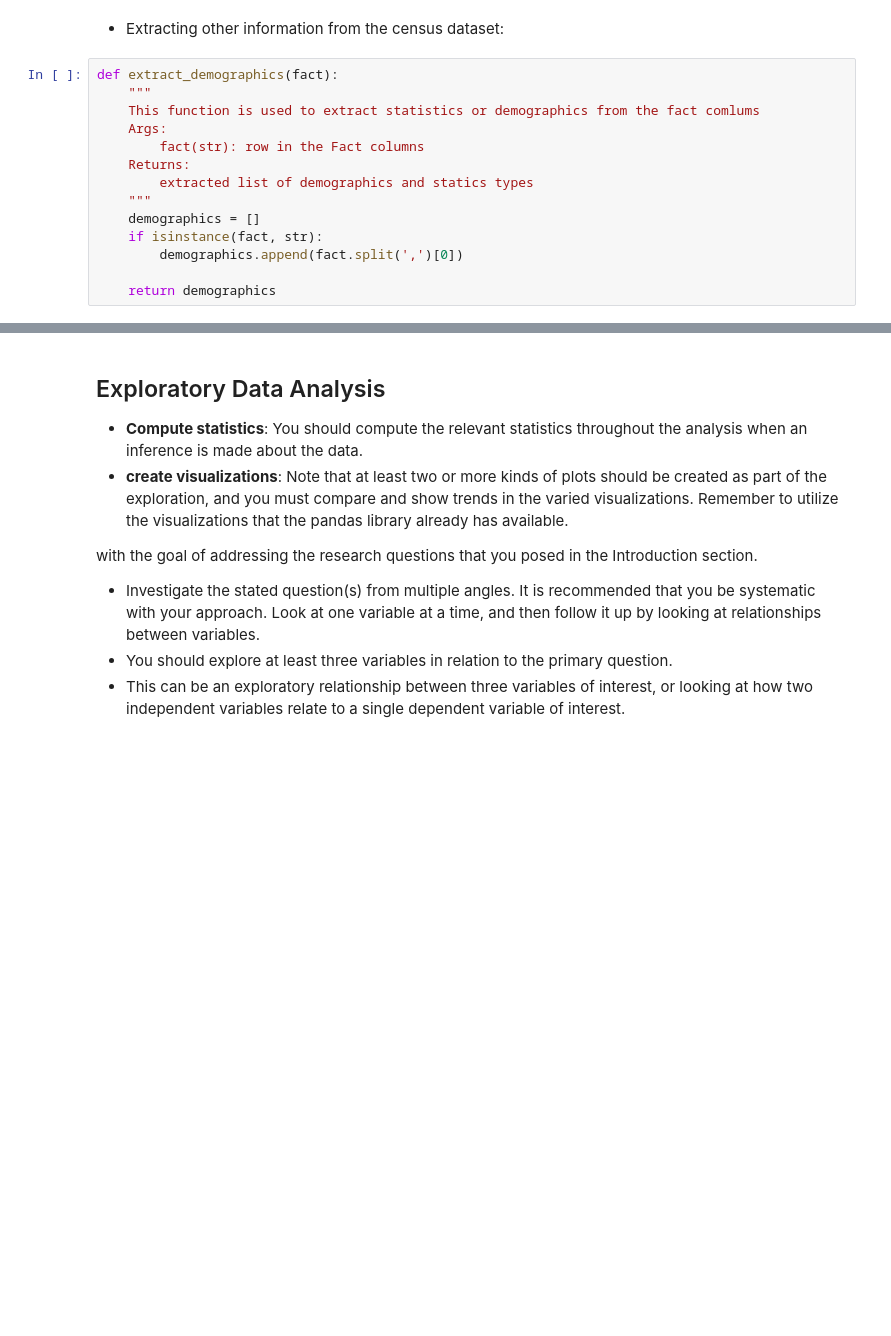
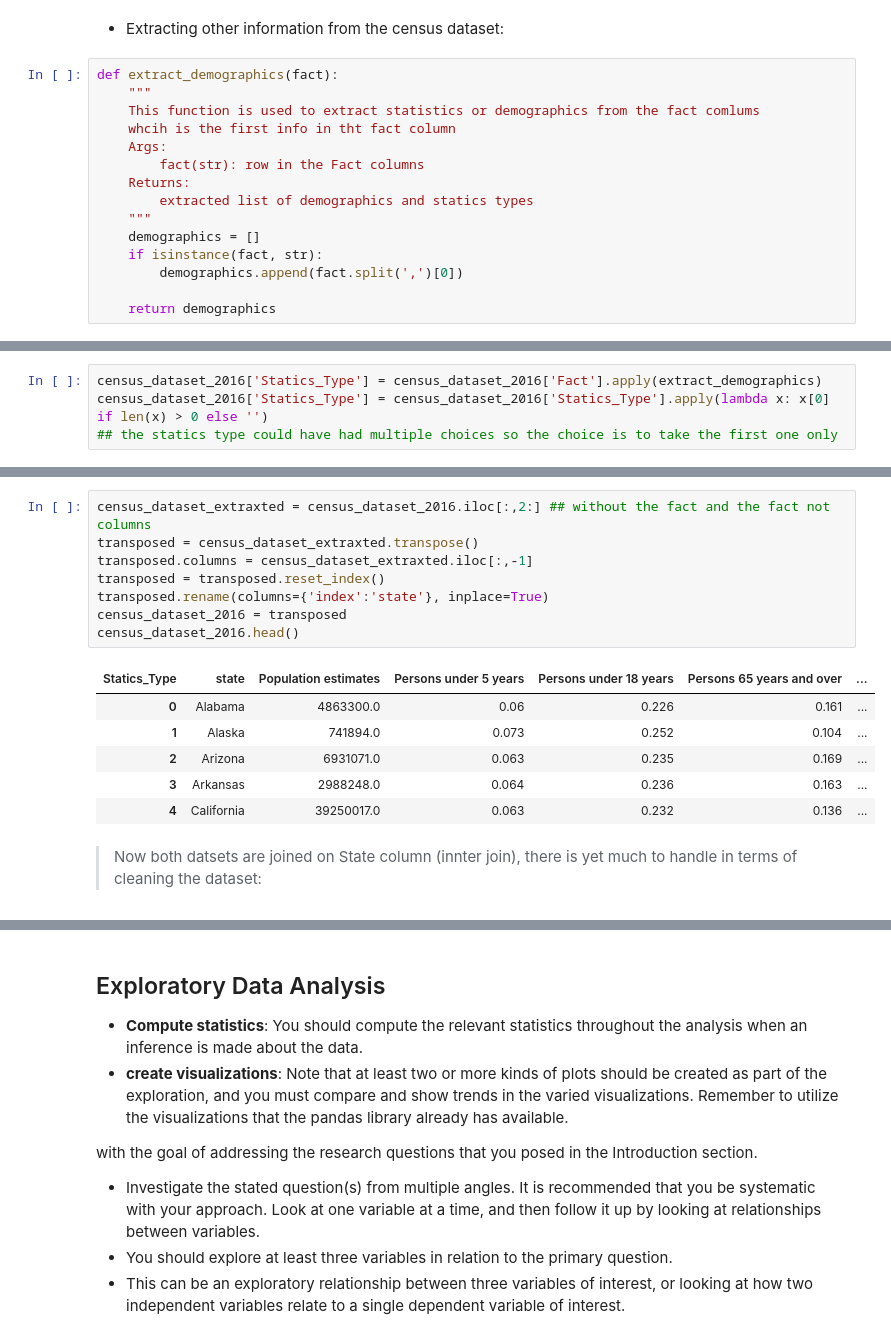
Before and after one commit to sondosaabed/NICS-firearm-background-checks-investigation, a Jupyter notebook: Investigatimg_Ncis_and_Census_data.ipynb, the cells around one changed output, grey strips where cells are left out. Saved outputs shown, nothing was run; the diff lists cells and outputs as text; blank space fills up the shorter version.

```diff
--- a/Investigatimg_Ncis_and_Census_data.ipynb
+++ b/Investigatimg_Ncis_and_Census_data.ipynb
@@ -819,6 +880,7 @@ census_dataset_handle_date['year'], census_dataset_handle_date['month'] = zip(*c
 def extract_demographics(fact):
     """
     This function is used to extract statistics or demographics from the fact comlums
+    whcih is the first info in tht fact column
     Args:
         fact(str): row in the Fact columns
     Returns:
@@ -853,0 +894,4 @@ census_dataset_handle_date.head().T
+# %%
+census_dataset_2016['Statics_Type'] = census_dataset_2016['Fact'].apply(extract_demographics)
+census_dataset_2016['Statics_Type'] = census_dataset_2016['Statics_Type'].apply(lambda x: x[0] if len(x) > 0 else '')
+## the statics type could have had multiple choices so the choice is to take the first one only
@@ -853,0 +909,17 @@ census_dataset_handle_date.head().T
+# %%
+census_dataset_extraxted = census_dataset_2016.iloc[:,2:] ## without the fact and the fact not columns
+transposed = census_dataset_extraxted.transpose()
+transposed.columns = census_dataset_extraxted.iloc[:,-1]
+transposed = transposed.reset_index()
+transposed.rename(columns={'index':'state'}, inplace=True)
+census_dataset_2016 = transposed
+census_dataset_2016.head()
+# %% [output]
+| Statics_Type | state | Population estimates | Persons under 5 years | Persons under 18 years | Persons 65 years and over | ... |
+| 0 | Alabama | 4863300.0 | 0.06 | 0.226 | 0.161 | ... |
+| 1 | Alaska | 741894.0 | 0.073 | 0.252 | 0.104 | ... |
+| 2 | Arizona | 6931071.0 | 0.063 | 0.235 | 0.169 | ... |
+| 3 | Arkansas | 2988248.0 | 0.064 | 0.236 | 0.163 | ... |
+| 4 | California | 39250017.0 | 0.063 | 0.232 | 0.136 | ... |
+# %% [markdown]
+>Now both datsets are joined on State column (innter join), there is yet much to handle in terms of cleaning the dataset:
```
Also changed, not shown: parts of 37 cells of this notebook.
